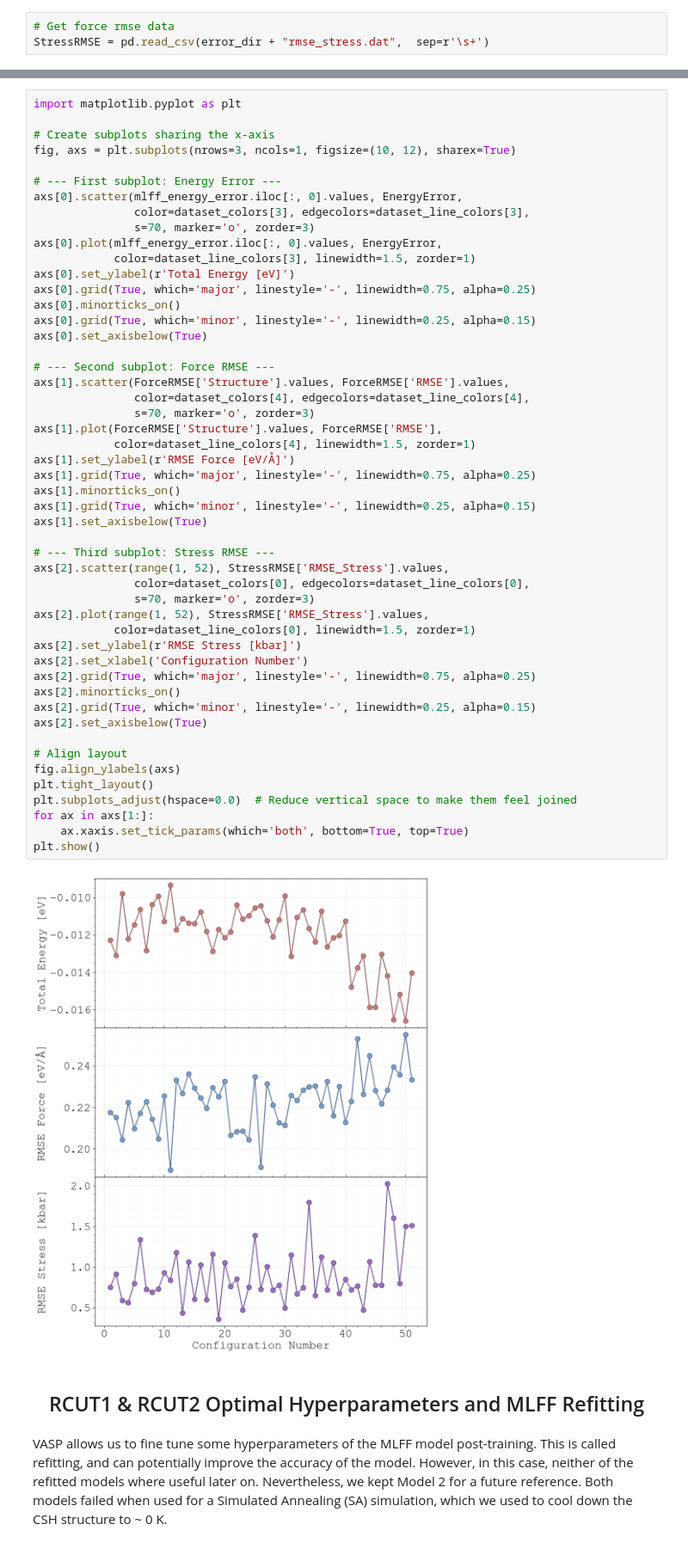
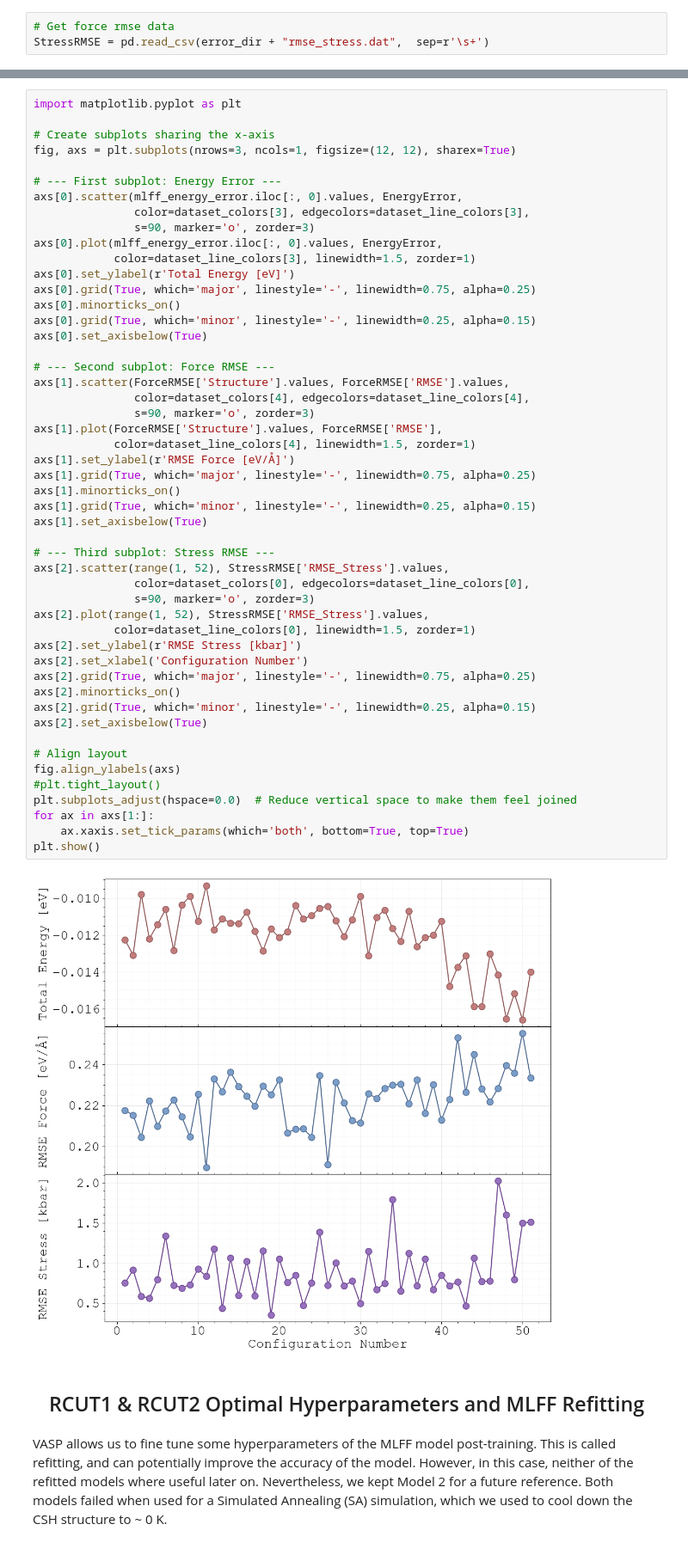
Before and after one commit to quantum-gabo/bachelor-thesis, a Jupyter notebook: notebooks/thesis-figures.ipynb, the cells around one changed output, grey strips where cells are left out. Shown at 86% size. Saved outputs shown, nothing was run; the diff lists cells and outputs as text.

```diff
--- a/notebooks/thesis-figures.ipynb
+++ b/notebooks/thesis-figures.ipynb
@@ -729,12 +729,12 @@ plt.show()
 import matplotlib.pyplot as plt
 
 # Create subplots sharing the x-axis
-fig, axs = plt.subplots(nrows=3, ncols=1, figsize=(10, 12), sharex=True)
+fig, axs = plt.subplots(nrows=3, ncols=1, figsize=(12, 12), sharex=True)
 
 # --- First subplot: Energy Error ---
 axs[0].scatter(mlff_energy_error.iloc[:, 0].values, EnergyError,
                color=dataset_colors[3], edgecolors=dataset_line_colors[3],
-               s=70, marker='o', zorder=3)
+               s=90, marker='o', zorder=3)
 axs[0].plot(mlff_energy_error.iloc[:, 0].values, EnergyError,
             color=dataset_line_colors[3], linewidth=1.5, zorder=1)
 axs[0].set_ylabel(r'Total Energy [eV]')
@@ -746,37 +746,37 @@ axs[0].set_axisbelow(True)
 # --- Second subplot: Force RMSE ---
 axs[1].scatter(ForceRMSE['Structure'].values, ForceRMSE['RMSE'].values,
                color=dataset_colors[4], edgecolors=dataset_line_colors[4],
-               s=70, marker='o', zorder=3)
+               s=90, marker='o', zorder=3)
 axs[1].plot(ForceRMSE['Structure'].values, ForceRMSE['RMSE'],
             color=dataset_line_colors[4], linewidth=1.5, zorder=1)
 axs[1].set_ylabel(r'RMSE Force [eV/Å]')
 axs[1].grid(True, which='major', linestyle='-', linewidth=0.75, alpha=0.25)
 axs[1].minorticks_on()
 axs[1].grid(True, which='minor', linestyle='-', linewidth=0.25, alpha=0.15)
 axs[1].set_axisbelow(True)
 
 # --- Third subplot: Stress RMSE ---
 axs[2].scatter(range(1, 52), StressRMSE['RMSE_Stress'].values,
                color=dataset_colors[0], edgecolors=dataset_line_colors[0],
-               s=70, marker='o', zorder=3)
+               s=90, marker='o', zorder=3)
 axs[2].plot(range(1, 52), StressRMSE['RMSE_Stress'].values,
             color=dataset_line_colors[0], linewidth=1.5, zorder=1)
 axs[2].set_ylabel(r'RMSE Stress [kbar]')
 axs[2].set_xlabel('Configuration Number')
 axs[2].grid(True, which='major', linestyle='-', linewidth=0.75, alpha=0.25)
 axs[2].minorticks_on()
 axs[2].grid(True, which='minor', linestyle='-', linewidth=0.25, alpha=0.15)
 axs[2].set_axisbelow(True)
 
 # Align layout
 fig.align_ylabels(axs)
-plt.tight_layout()
+#plt.tight_layout()
 plt.subplots_adjust(hspace=0.0)  # Reduce vertical space to make them feel joined
 for ax in axs[1:]:
     ax.xaxis.set_tick_params(which='both', bottom=True, top=True)
 plt.show()
 # %% [output]
-[figure, old version]
+[figure, new version]
 # %% [markdown]
 <div class="header" style="text-align: center; margin-top: 20px; margin-bottom: 20px; font-family: Arial, sans-serif;">
     <h2>
```
Also changed, not shown: parts of 16 cells of this notebook, 12 other files.
